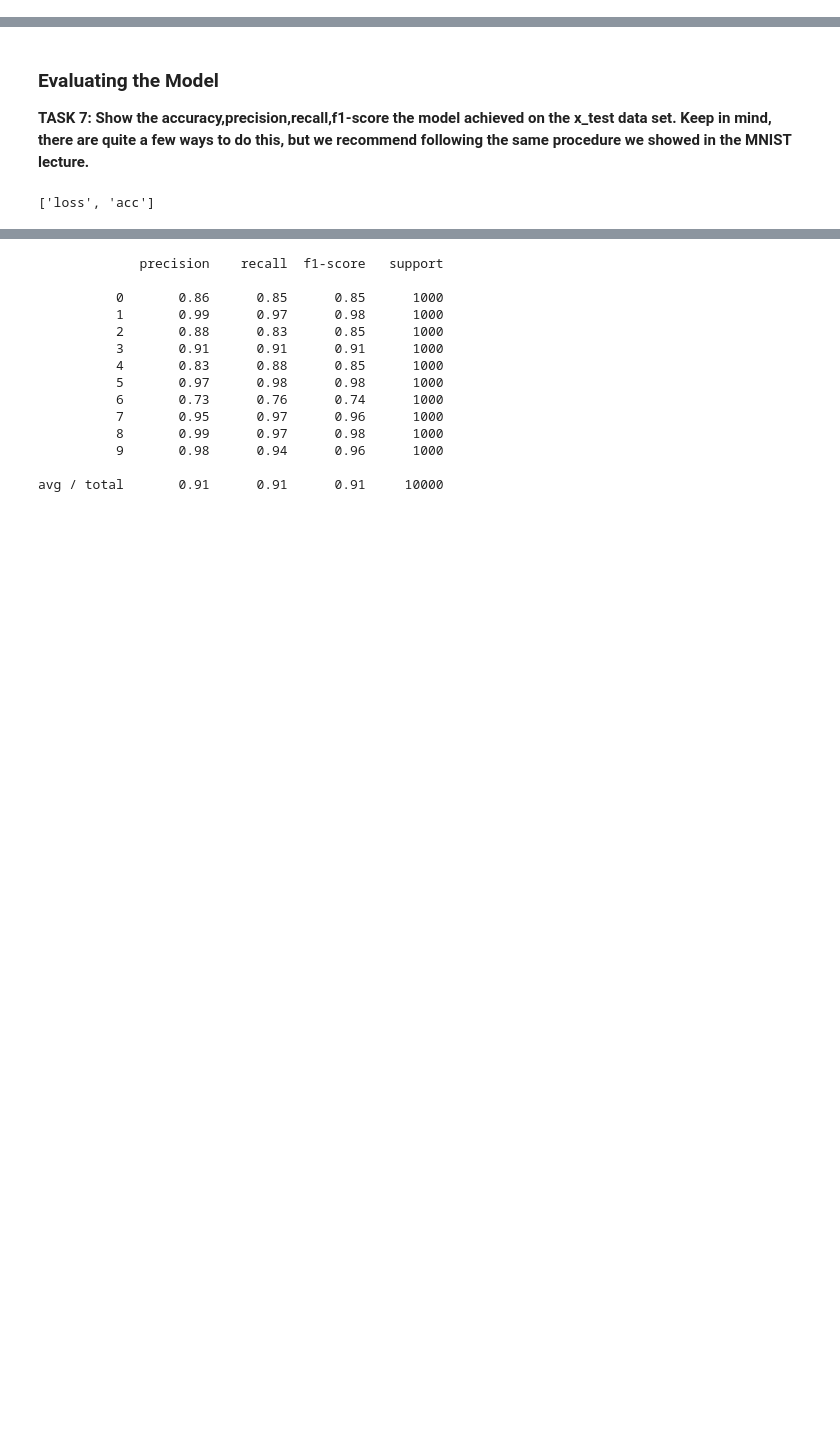
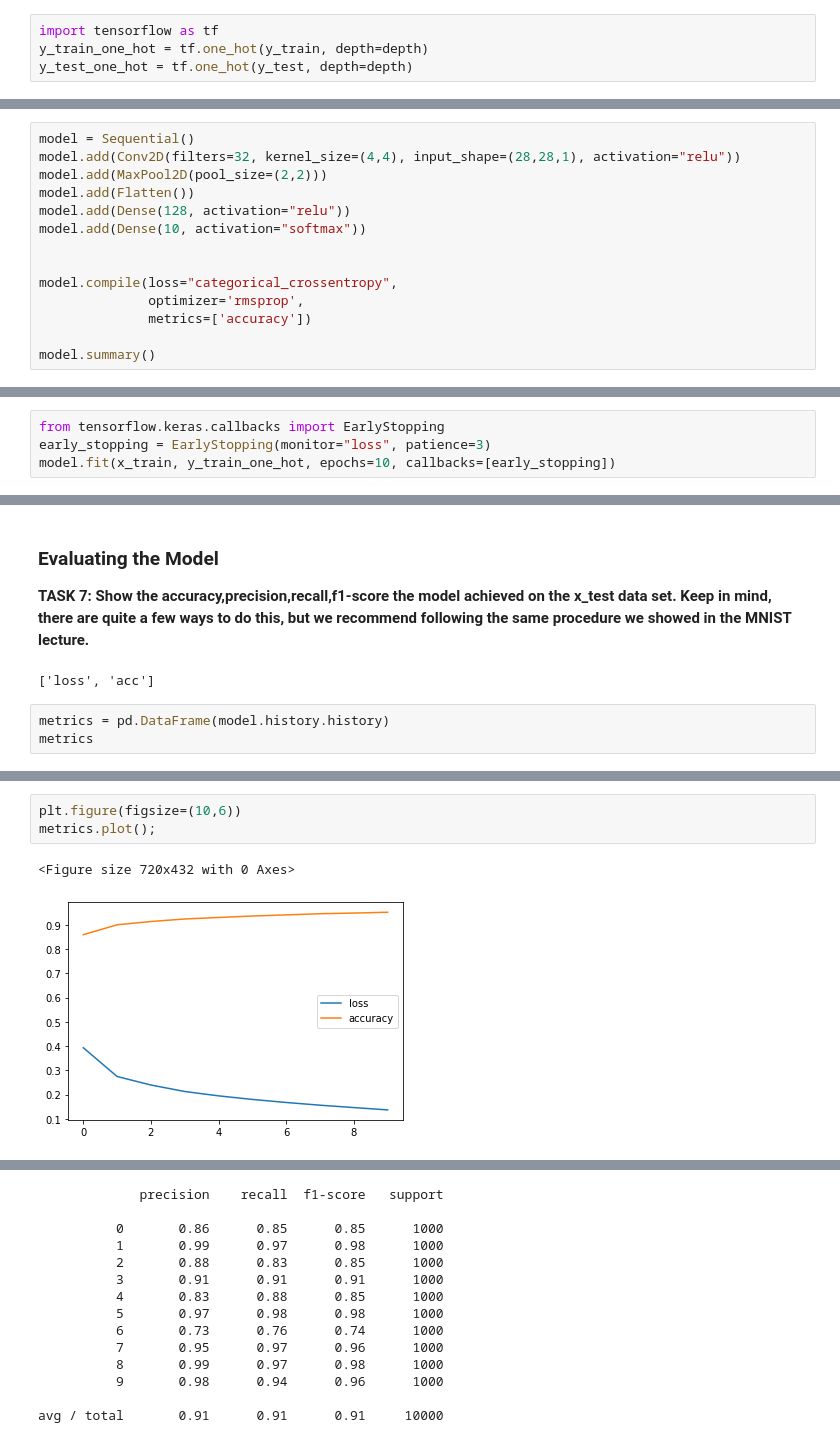
Before and after one commit to Dimisz/tensorflow_lectures, a Jupyter notebook: CNN_Assessment.ipynb, the cells around one changed output, grey strips where cells are left out. Saved outputs shown, nothing was run; the diff lists cells and outputs as text; blank space fills up the shorter version.

```diff
--- a/CNN_Assessment.ipynb
+++ b/CNN_Assessment.ipynb
@@ -59,0 +87,4 @@ Using TensorFlow backend.
+# %%
+import tensorflow as tf
+y_train_one_hot = tf.one_hot(y_train, depth=depth)
+y_test_one_hot = tf.one_hot(y_test, depth=depth)
@@ -73,0 +118,14 @@ Using TensorFlow backend.
+# %%
+model = Sequential()
+model.add(Conv2D(filters=32, kernel_size=(4,4), input_shape=(28,28,1), activation="relu"))
+model.add(MaxPool2D(pool_size=(2,2)))
+model.add(Flatten())
+model.add(Dense(128, activation="relu"))
+model.add(Dense(10, activation="softmax"))
+
+
+model.compile(loss="categorical_crossentropy",
+              optimizer='rmsprop',
+              metrics=['accuracy'])
+
+model.summary()
@@ -93,3 +170,7 @@ _________________________________________________________________
 # %% [markdown]
 ### Training the Model
 **TASK 6: Train/Fit the model to the x_train set. Amount of epochs is up to you.**
+# %%
+from tensorflow.keras.callbacks import EarlyStopping
+early_stopping = EarlyStopping(monitor="loss", patience=3)
+model.fit(x_train, y_train_one_hot, epochs=10, callbacks=[early_stopping])
@@ -123,3 +226,6 @@ Epoch 10/10
 # %%
 # %% [output]
 ['loss', 'acc']
+# %%
+metrics = pd.DataFrame(model.history.history)
+metrics
@@ -125,0 +244,6 @@ Epoch 10/10
+# %%
+plt.figure(figsize=(10,6))
+metrics.plot();
+# %% [output]
+<Figure size 720x432 with 0 Axes>
+[figure, added]
```
Also changed, not shown: parts of 20 cells of this notebook.
